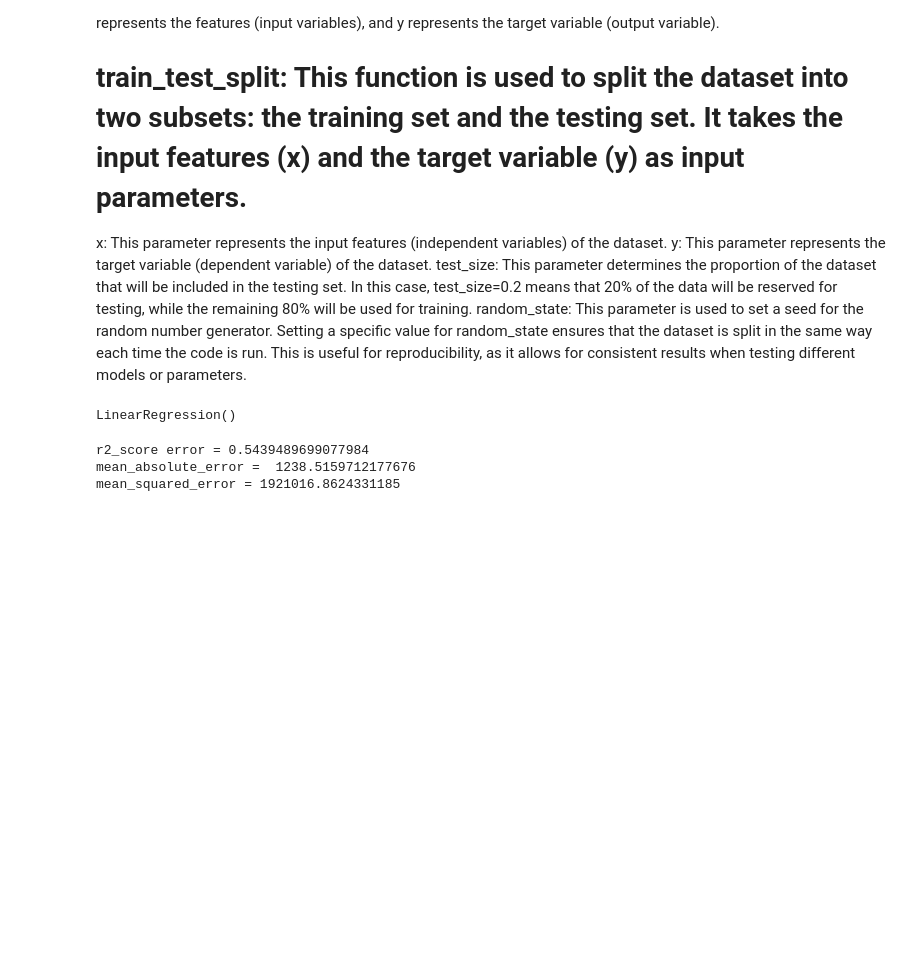
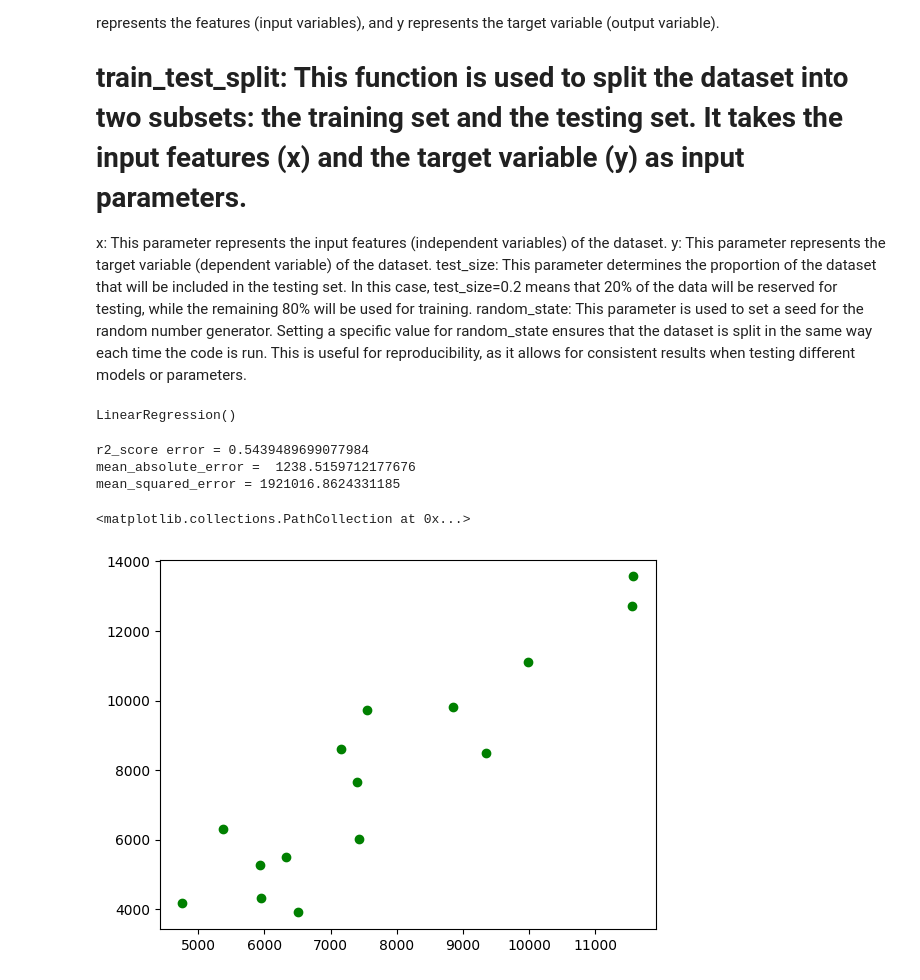
Before and after one commit to hamzagulshad/Regression, a Jupyter notebook: polynomialdegree.ipynb, the cells around one changed output. Cells and saved outputs as stored; diff of their text form; code cells hidden in the pictures; blank space fills up the shorter version.

```diff
--- a/polynomialdegree.ipynb
+++ b/polynomialdegree.ipynb
@@ -190,3 +190,26 @@ print("mean_squared_error =",mean_squared_error (y_test,y_pred))
 r2_score error = 0.5439489699077984
 mean_absolute_error =  1238.5159712177676
 mean_squared_error = 1921016.8624331185
+# %%
+#plt.plot(x_poly_test,y_pred,color='red')
+#plt.scatter(y_test,y_pred,color='green')
+plt.scatter(y_test,y_pred,color='green')
+#x_plot = np.linspace(0,len(y_train), len(y_train))
+#plt.scatter(y_test,y_pred, color='navy', s=30, marker='o', label="training points")
+#plt.plot(biomassy,ys,color='blue')
+#plt.scatter(x_poly_test,y_pred,color='blue')
+#colors = ['teal', 'yellowgreen', 'gold', 'red','green','violet','grey']
+#x_plot = x_plot.reshape(-1,1)
+
+#for count, degree in enumerate([1, 2, 3]):
+ # model = make_pipeline(PolynomialFeatures(degree), Ridge())
+  #model.fit(x_plot, y_train)
+  #y_plot = model.predict(x_plot)
+  #plt.plot(x_plot, y_plot, color=colors[count], linewidth=2,
+   #        label="degree %d" % degree)
+
+#plt.legend(loc='lower right')
+#plt.show()
+# %% [output]
+<matplotlib.collections.PathCollection at 0x...>
+[figure, added]
```
